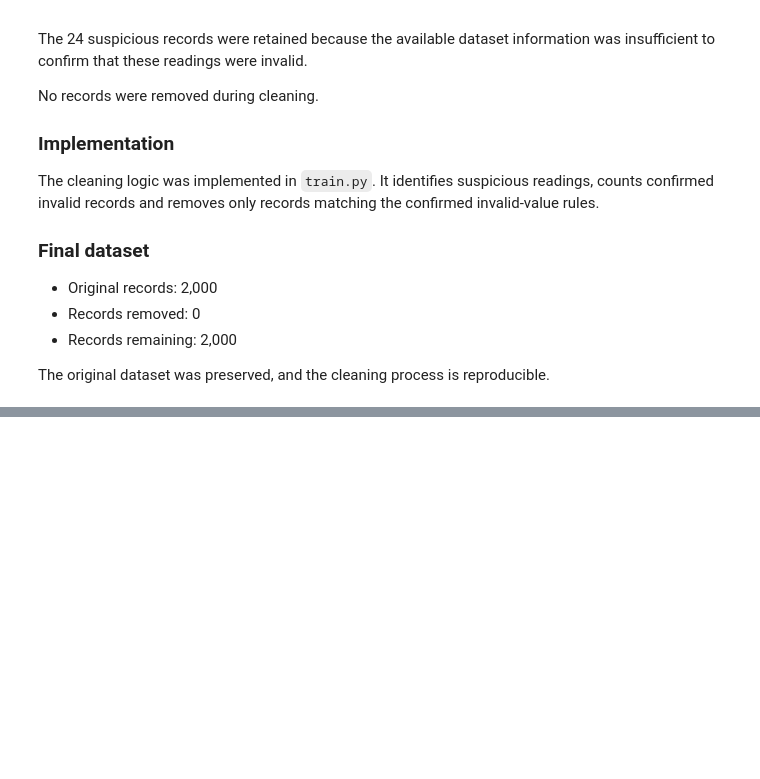
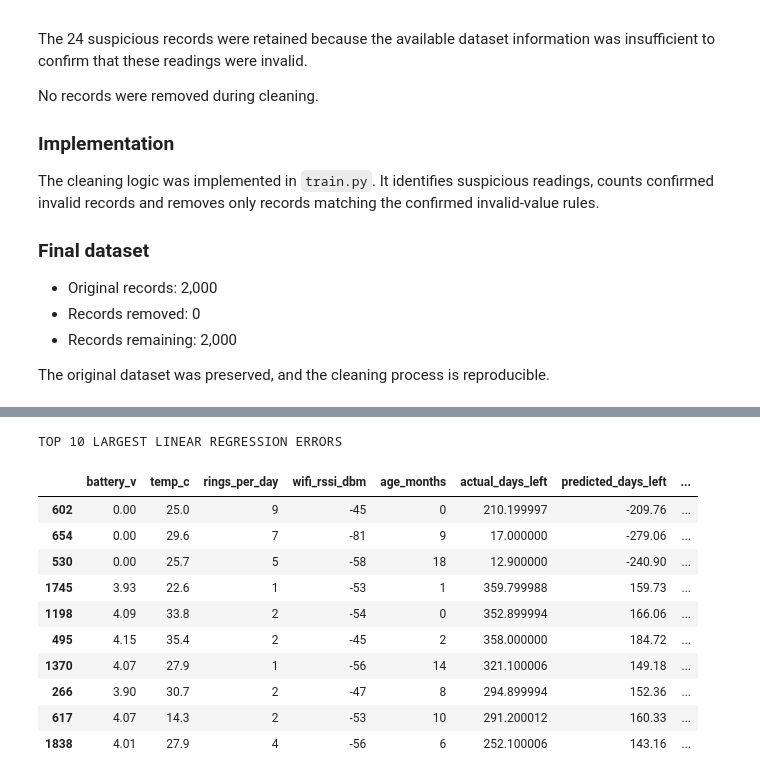
Before and after one commit to Suraj-S1108/edgeai-team13, a Jupyter notebook: mission1_dataset_analysis.ipynb, the cells around one changed output, grey strips where cells are left out. Cells and saved outputs as stored; diff of their text form; code cells hidden in the pictures; blank space fills up the shorter version.

```diff
--- a/mission1_dataset_analysis.ipynb
+++ b/mission1_dataset_analysis.ipynb
@@ -1891,0 +2354,33 @@ The original dataset was preserved, and the cleaning process is reproducible.
+# %%
+# Create an error-analysis table
+error_analysis = X_val.copy()
+
+error_analysis["actual_days_left"] = y_val_np
+error_analysis["predicted_days_left"] = y_pred_linear
+
+error_analysis["absolute_error"] = np.abs(
+    y_val_np - y_pred_linear
+)
+
+# Sort by absolute error and select the 10 largest errors
+largest_errors = error_analysis.sort_values(
+    by="absolute_error",
+    ascending=False
+).head(10)
+
+print("TOP 10 LARGEST LINEAR REGRESSION ERRORS")
+
+display(largest_errors.round(2))
+# %% [output]
+TOP 10 LARGEST LINEAR REGRESSION ERRORS
+|  | battery_v | temp_c | rings_per_day | wifi_rssi_dbm | age_months | actual_days_left | predicted_days_left | ... |
+| 602 | 0.00 | 25.0 | 9 | -45 | 0 | 210.199997 | -209.76 | ... |
+| 654 | 0.00 | 29.6 | 7 | -81 | 9 | 17.000000 | -279.06 | ... |
+| 530 | 0.00 | 25.7 | 5 | -58 | 18 | 12.900000 | -240.90 | ... |
+| 1745 | 3.93 | 22.6 | 1 | -53 | 1 | 359.799988 | 159.73 | ... |
+| 1198 | 4.09 | 33.8 | 2 | -54 | 0 | 352.899994 | 166.06 | ... |
+| 495 | 4.15 | 35.4 | 2 | -45 | 2 | 358.000000 | 184.72 | ... |
+| 1370 | 4.07 | 27.9 | 1 | -56 | 14 | 321.100006 | 149.18 | ... |
+| 266 | 3.90 | 30.7 | 2 | -47 | 8 | 294.899994 | 152.36 | ... |
+| 617 | 4.07 | 14.3 | 2 | -53 | 10 | 291.200012 | 160.33 | ... |
+| 1838 | 4.01 | 27.9 | 4 | -56 | 6 | 252.100006 | 143.16 | ... |
```
Also changed, not shown: parts of 37 cells of this notebook.
